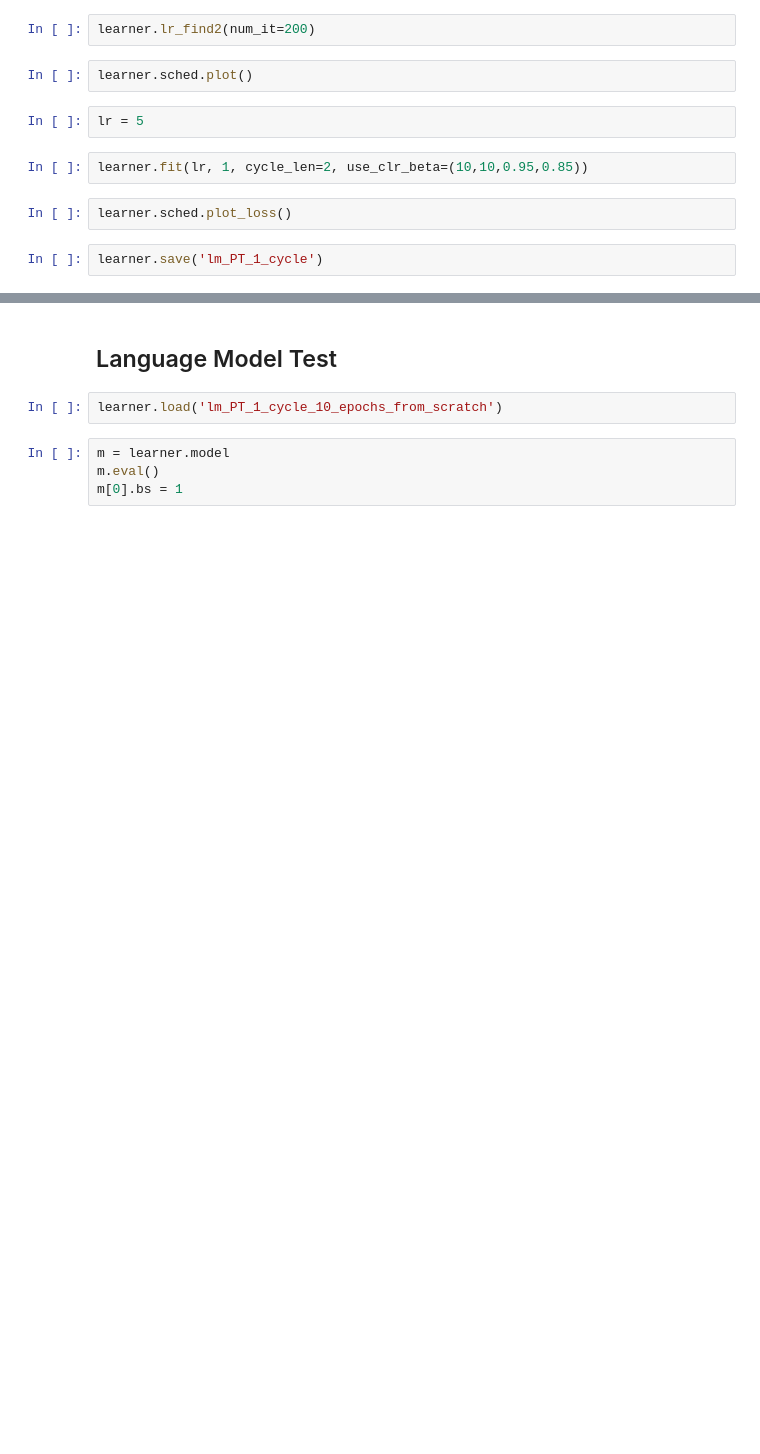
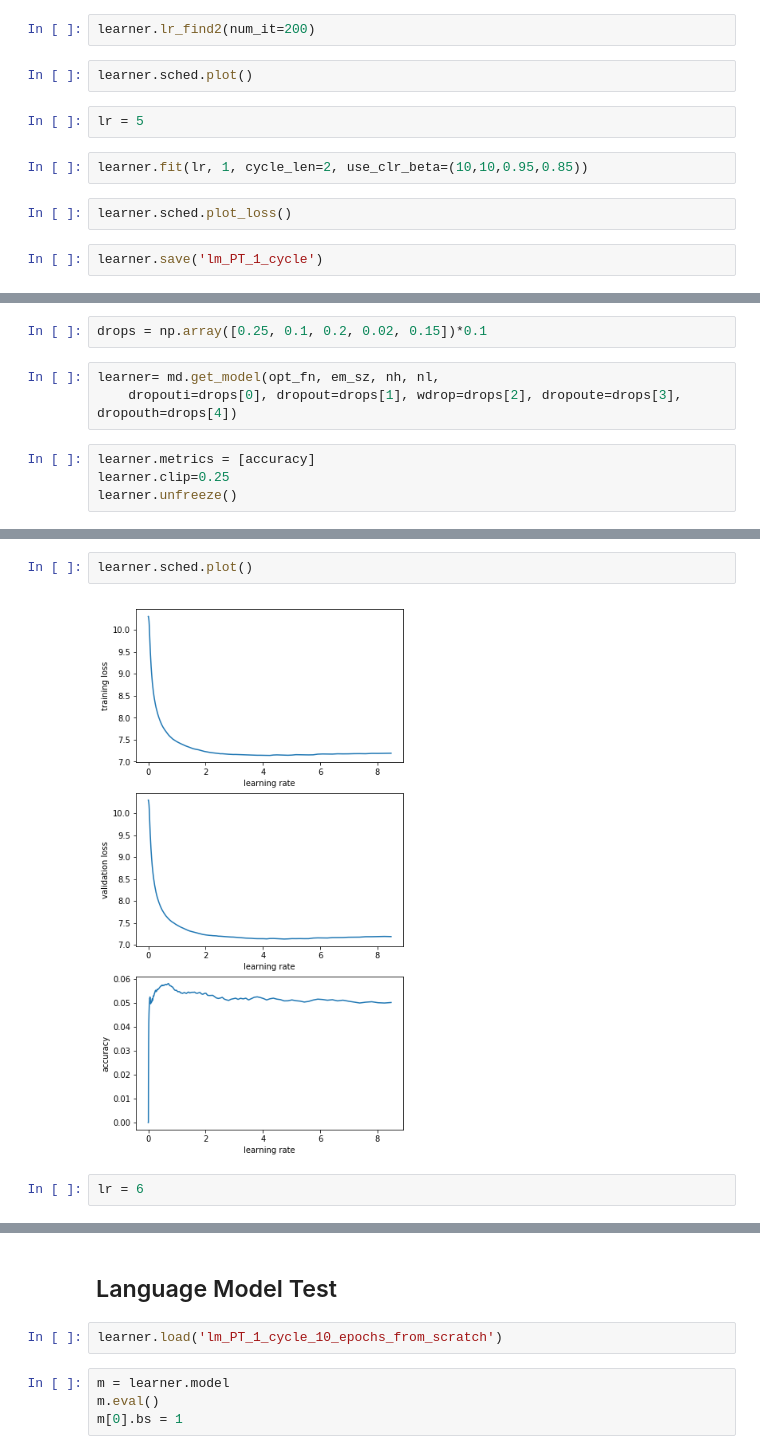
Before and after one commit to monilouise/deep-learning, a Jupyter notebook: nlp/language-models/pt/PT_Language_Model.ipynb, the cells around one changed output, grey strips where cells are left out. Drawn from its saved outputs; the diff is of its cells as text; blank space fills up the shorter version.

```diff
--- a/nlp/language-models/pt/PT_Language_Model.ipynb
+++ b/nlp/language-models/pt/PT_Language_Model.ipynb
@@ -368,0 +372,9 @@ learner.save('lm_PT_1_cycle')
+# %%
+drops = np.array([0.25, 0.1, 0.2, 0.02, 0.15])*0.1
+# %%
+learner= md.get_model(opt_fn, em_sz, nh, nl,
+    dropouti=drops[0], dropout=drops[1], wdrop=drops[2], dropoute=drops[3], dropouth=drops[4])
+# %%
+learner.metrics = [accuracy]
+learner.clip=0.25
+learner.unfreeze()
@@ -368,0 +391,6 @@ learner.save('lm_PT_1_cycle')
+# %%
+learner.sched.plot()
+# %% [output]
+[figure, added]
+# %%
+lr = 6
```
Also changed, not shown: parts of 23 cells of this notebook.
